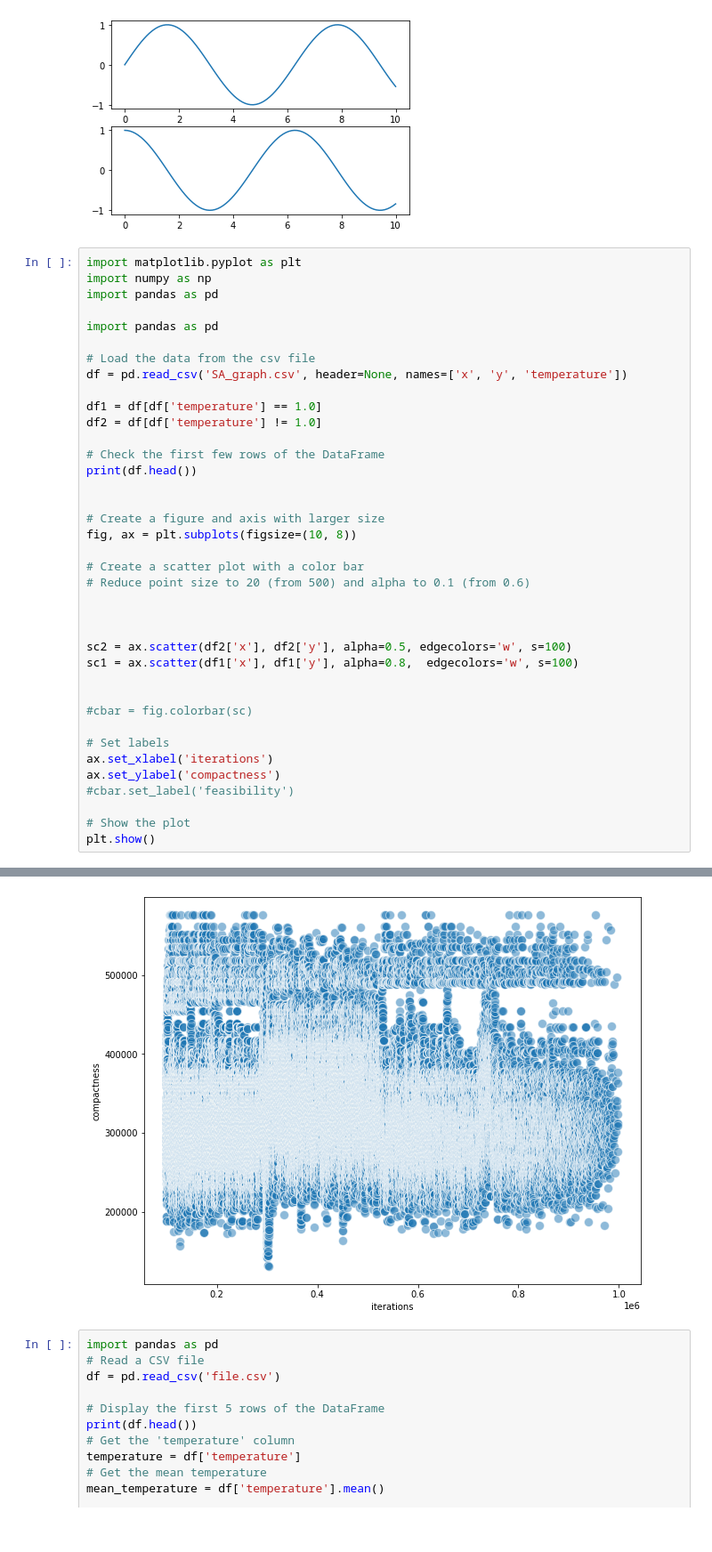
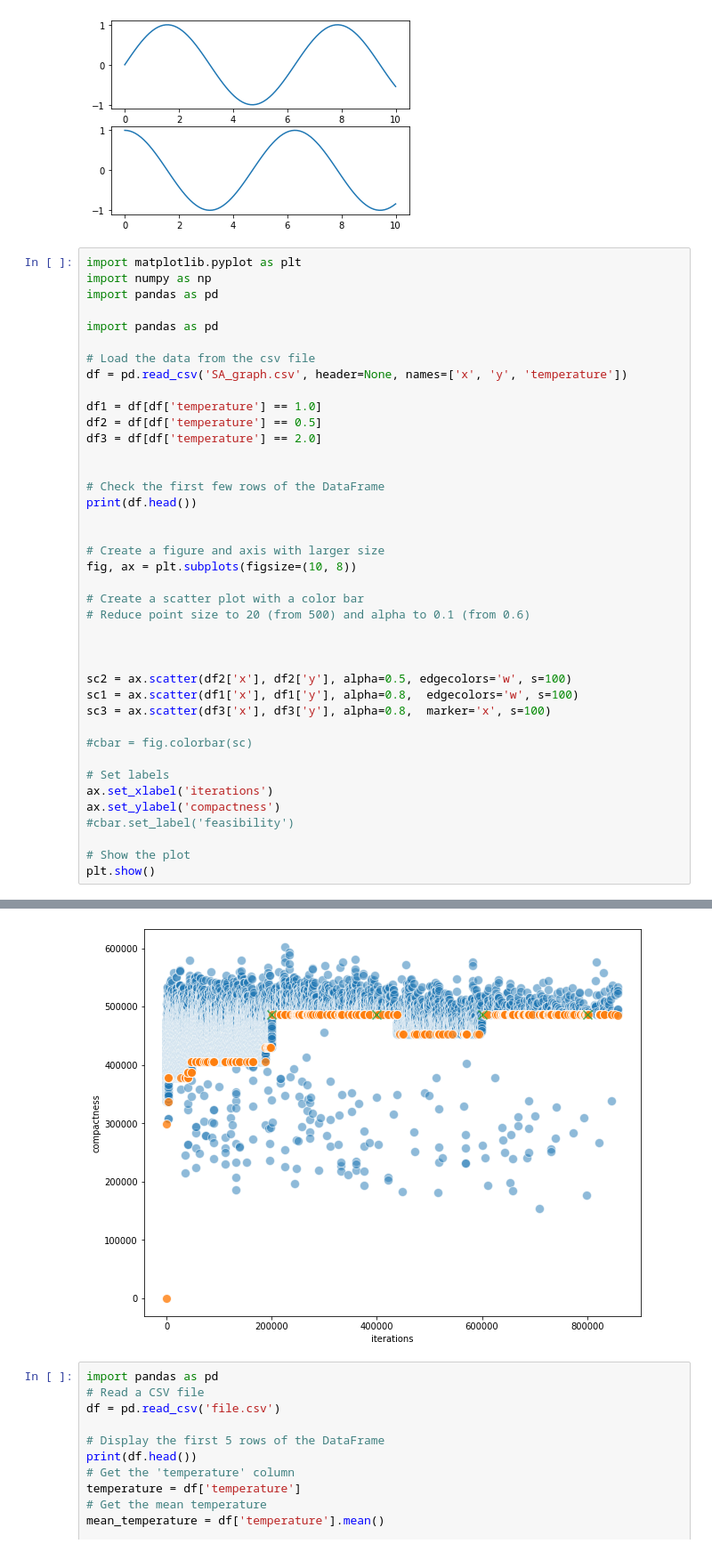
Before and after one commit to marwbrandao/SAIL, a Jupyter notebook: SA/test.ipynb, the cells around one changed output, grey strips where cells are left out. Shown: that part at 89% size. Drawn from its saved outputs; the diff is of its cells as text.

```diff
--- a/SA/test.ipynb
+++ b/SA/test.ipynb
@@ -94,7 +94,9 @@ import pandas as pd
 df = pd.read_csv('SA_graph.csv', header=None, names=['x', 'y', 'temperature'])
 
 df1 = df[df['temperature'] == 1.0]
-df2 = df[df['temperature'] != 1.0]
+df2 = df[df['temperature'] == 0.5]
+df3 = df[df['temperature'] == 2.0]
+
 
 # Check the first few rows of the DataFrame
 print(df.head())
@@ -110,7 +112,7 @@ fig, ax = plt.subplots(figsize=(10, 8))
 
 sc2 = ax.scatter(df2['x'], df2['y'], alpha=0.5, edgecolors='w', s=100)
 sc1 = ax.scatter(df1['x'], df1['y'], alpha=0.8,  edgecolors='w', s=100)
-
+sc3 = ax.scatter(df3['x'], df3['y'], alpha=0.8,  marker='x', s=100)
 
 #cbar = fig.colorbar(sc)
 
@@ -131,4 +133,4 @@ plt.show()
-[figure, old version]
+[figure, new version]
 # %%
 import pandas as pd
 # Read a CSV file
```
Also changed, not shown: parts of 1 cell of this notebook, 21 other files.
